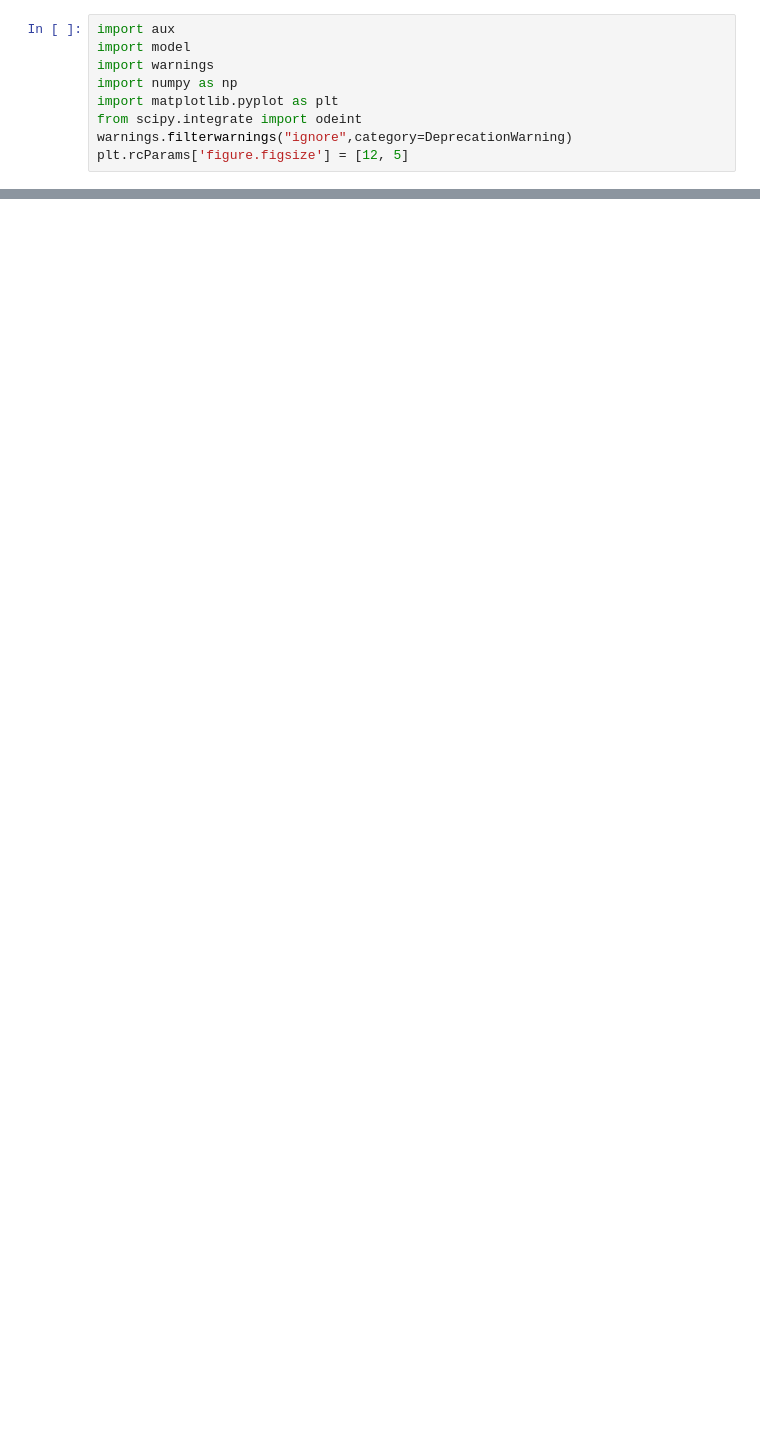
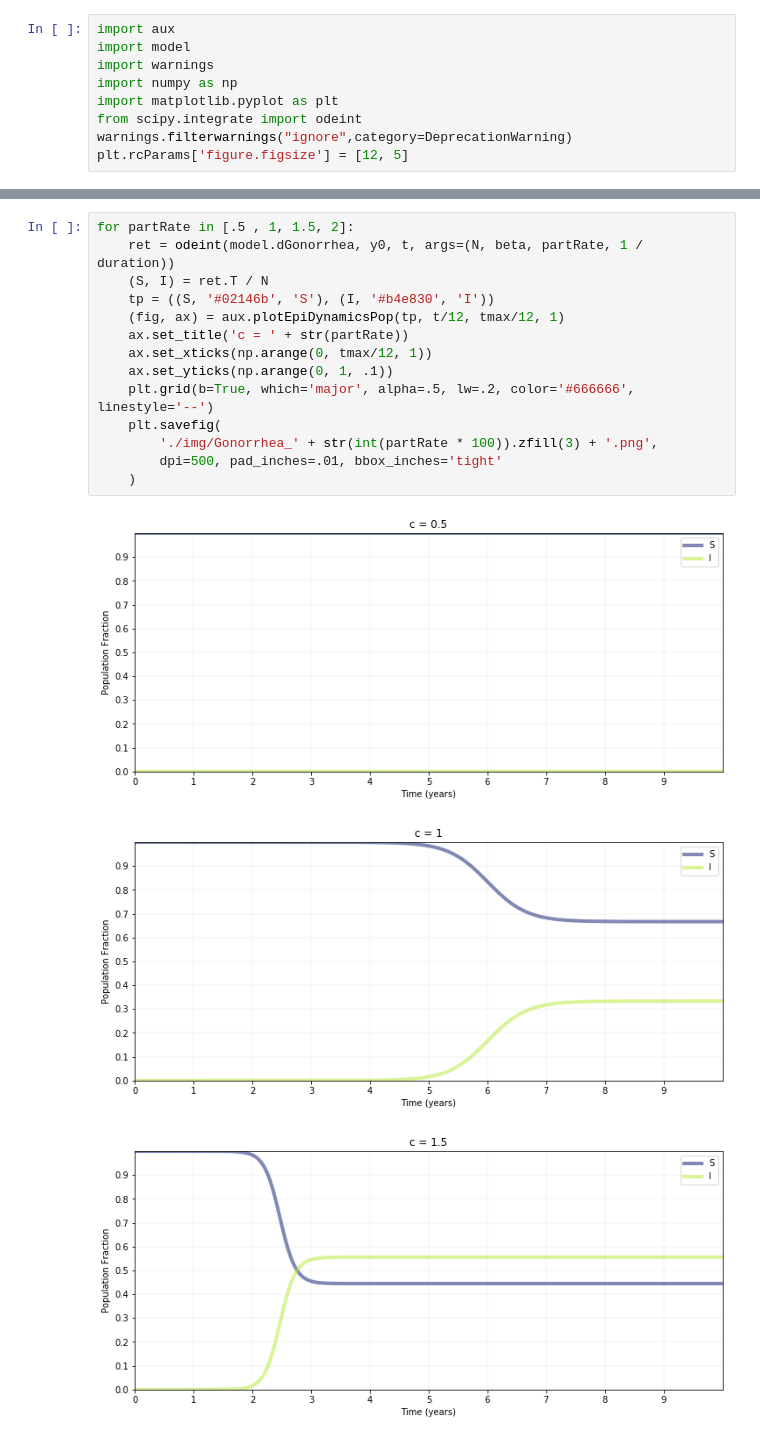
Before and after one commit to Chipdelmal/epiModellingClass, a Jupyter notebook: Practical03/Gonorrhea_Simple.ipynb, the cells around one changed output, grey strips where cells are left out. Drawn from its saved outputs; the diff is of its cells as text; blank space fills up the shorter version.

```diff
--- a/Practical03/Gonorrhea_Simple.ipynb
+++ b/Practical03/Gonorrhea_Simple.ipynb
@@ -29,0 +56,18 @@ plt.savefig('./img/Gonorrhea.png',  dpi=500, pad_inches=.01, bbox_inches='tight'
+# %%
+for partRate in [.5 , 1, 1.5, 2]:
+    ret = odeint(model.dGonorrhea, y0, t, args=(N, beta, partRate, 1 / duration))
+    (S, I) = ret.T / N
+    tp = ((S, '#02146b', 'S'), (I, '#b4e830', 'I'))
+    (fig, ax) = aux.plotEpiDynamicsPop(tp, t/12, tmax/12, 1)
+    ax.set_title('c = ' + str(partRate))
+    ax.set_xticks(np.arange(0, tmax/12, 1))
+    ax.set_yticks(np.arange(0, 1, .1))
+    plt.grid(b=True, which='major', alpha=.5, lw=.2, color='#666666', linestyle='--')
+    plt.savefig(
+        './img/Gonorrhea_' + str(int(partRate * 100)).zfill(3) + '.png',
+        dpi=500, pad_inches=.01, bbox_inches='tight'
+    )
+# %% [output]
+[figure, added]
+[figure, added]
+[figure, added]
```
Also changed, not shown: parts of 5 cells of this notebook, 3 other files.
